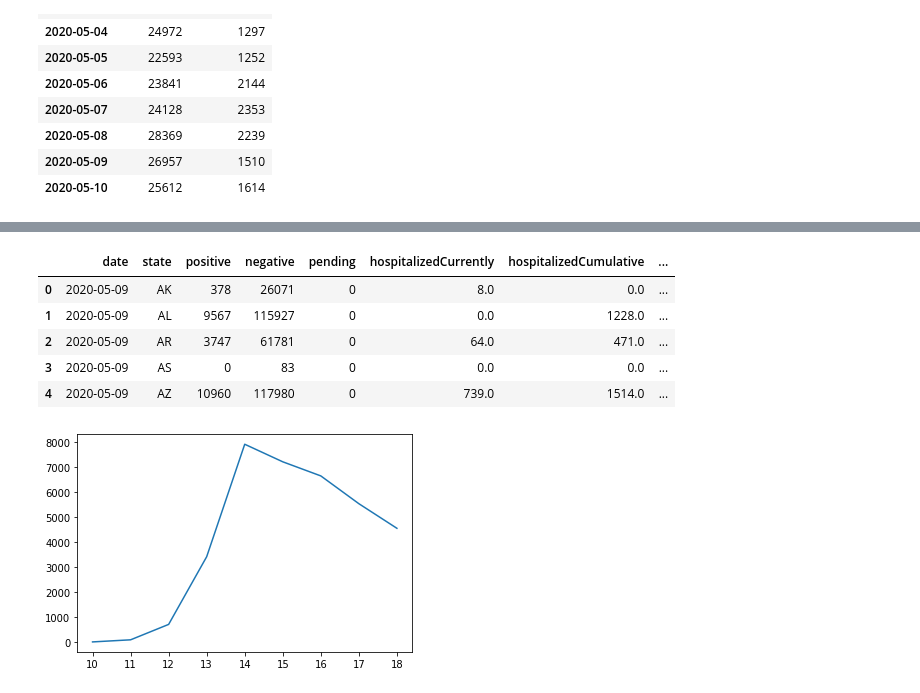
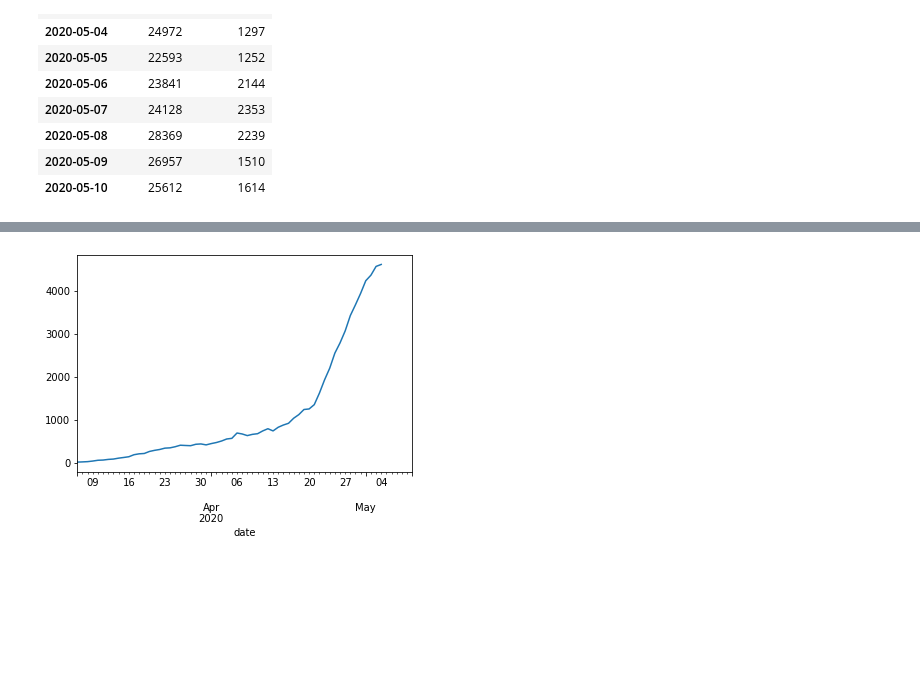
Before and after one commit to DMXMax/covid19, a Jupyter notebook: coviddata.ipynb, the cells around one changed output, grey strips where cells are left out. Drawn from its saved outputs; the diff is of its cells as text; code cells hidden in the pictures; blank space fills up the shorter version.

```diff
--- a/coviddata.ipynb
+++ b/coviddata.ipynb
@@ -555,19 +546,11 @@ dfOwidUSA.set_index('date')
-# %%
-dfCovidtracking.head()
-# %% [output]
-|  | date | state | positive | negative | pending | hospitalizedCurrently | hospitalizedCumulative | ... |
-| 0 | 2020-05-09 | AK | 378 | 26071 | 0 | 8.0 | 0.0 | ... |
-| 1 | 2020-05-09 | AL | 9567 | 115927 | 0 | 0.0 | 1228.0 | ... |
-| 2 | 2020-05-09 | AR | 3747 | 61781 | 0 | 64.0 | 471.0 | ... |
-| 3 | 2020-05-09 | AS | 0 | 83 | 0 | 0.0 | 0.0 | ... |
-| 4 | 2020-05-09 | AZ | 10960 | 117980 | 0 | 739.0 | 1514.0 | ... |
 # %%
-dfWeeklyFL = dfCovidtracking.loc[dfCovidtracking.state=='FL'].set_index('date')\
-.groupby(by=lambda x: x.week).sum()
+state = 'MN'
+dfRollingWeekState = dfCovidtracking.loc[dfCovidtracking.state==state].set_index('date')\
+.rolling(window=7).sum()
 # %%
-plt = dfWeeklyFL[:-1].positiveIncrease.plot.line()
+plt = dfRollingWeekState.positiveIncrease.plot.line()
 # %% [output]
-[figure, old version]
+[figure, new version]
 # %%
 dfJHUData[dfJHUData.state=='Florida'].confirmed.sum()
 # %% [output]
```
Also changed, not shown: parts of 32 cells of this notebook.
